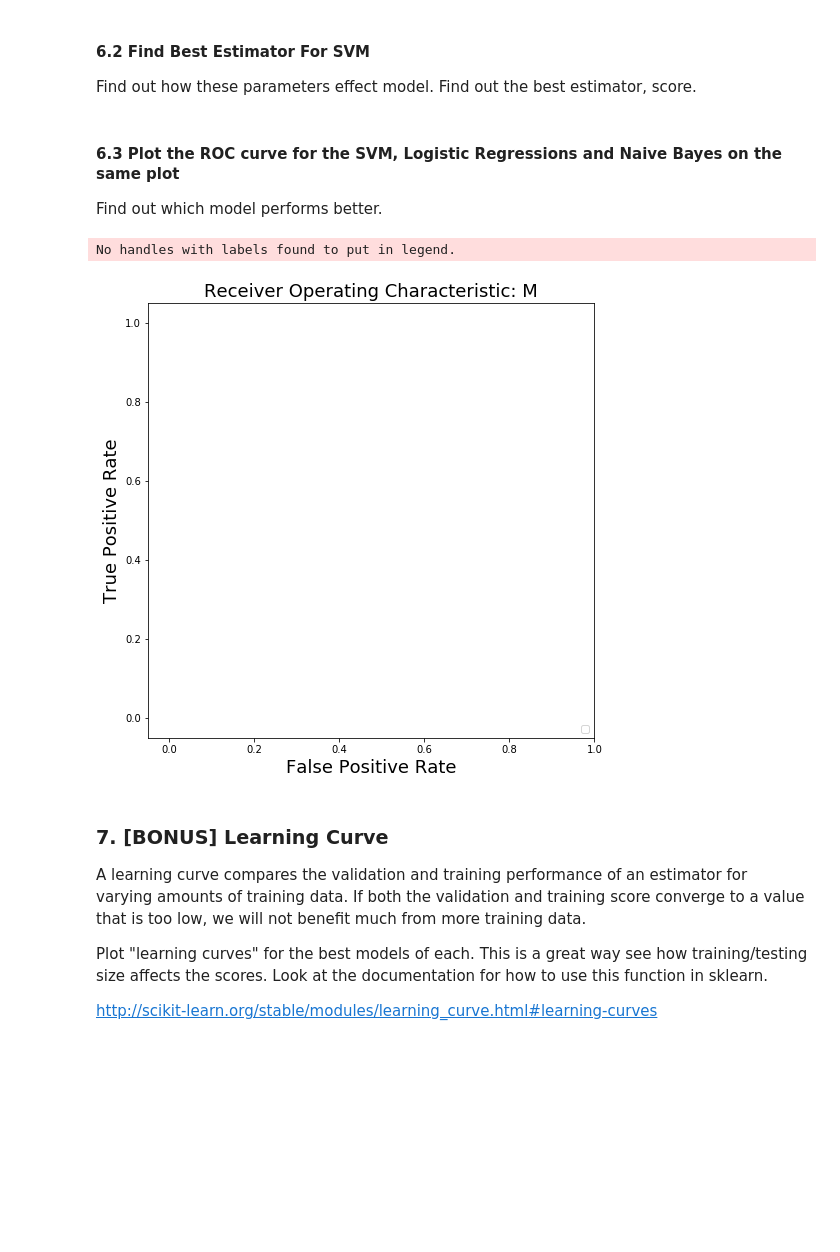
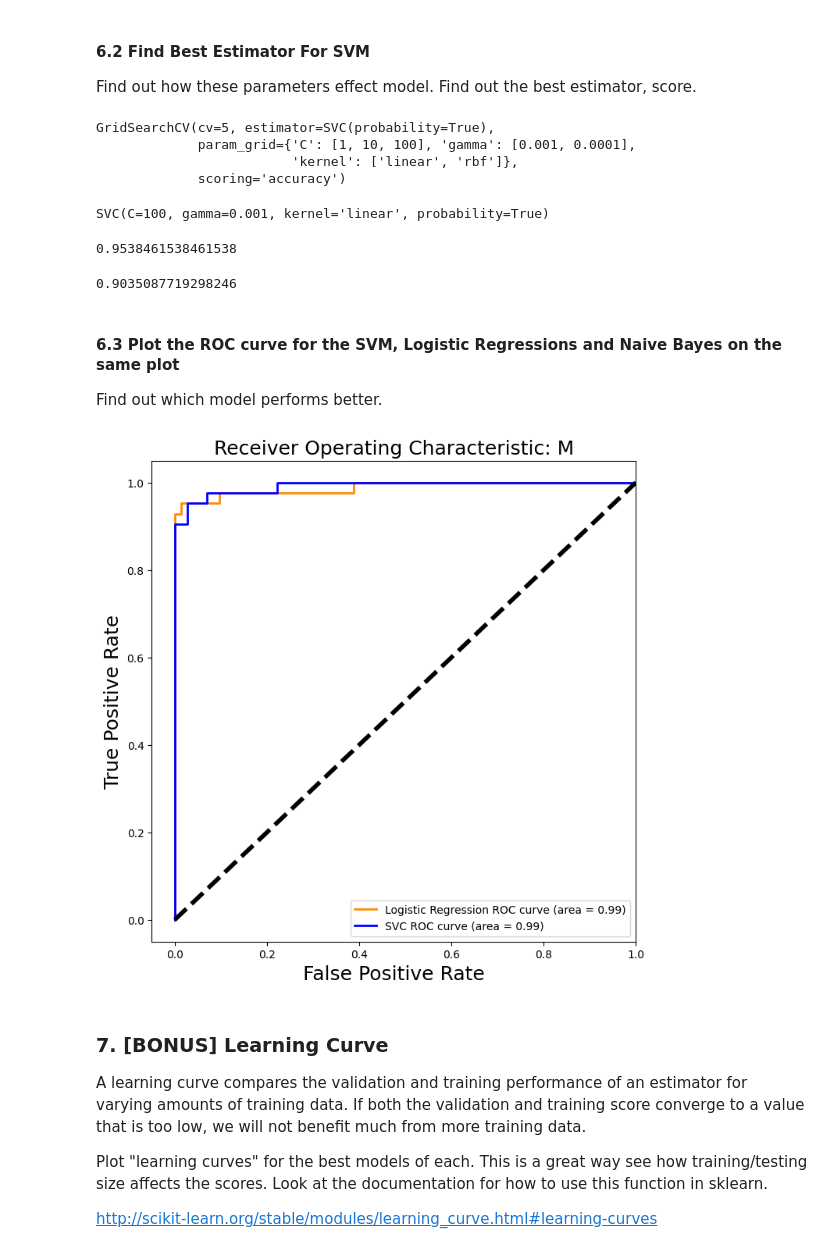
Before and after one commit to CDan07/IOD, a Jupyter notebook: Labs/Module 5/IOD_Lab_5_3_1.ipynb, the cells around one changed output. Drawn from its saved outputs; the diff is of its cells as text; code cells hidden in the pictures; blank space fills up the shorter version.

```diff
--- a/Labs/Module 5/IOD_Lab_5_3_1.ipynb
+++ b/Labs/Module 5/IOD_Lab_5_3_1.ipynb
@@ -162,0 +240,8 @@ lr_params = {
+# %%
+logreg_params = {
+    'penalty': ['l1','l2'],
+    'C': [1, 10, 100],
+    'max_iter': [100, 1000, 3000, 5000]
+}
+grid_search = GridSearchCV(logreg, logreg_params, cv=5, scoring='accuracy')
+grid_search.fit(X_train, y_train)
@@ -162,0 +270,3 @@ lr_params = {
+# %%
+best_model_logreg = grid_search.best_estimator_
+best_model_logreg
@@ -170,22 +293,57 @@ svc_params = {
     'gamma': [0.001, 0.0001],
     'kernel': ['linear','rbf']
 }
+grid_search = GridSearchCV(svc, svc_params, cv=5, scoring='accuracy')
+grid_search.fit(X_train, y_train)
+# %% [output]
+GridSearchCV(cv=5, estimator=SVC(probability=True),
+             param_grid={'C': [1, 10, 100], 'gamma': [0.001, 0.0001],
+                         'kernel': ['linear', 'rbf']},
+             scoring='accuracy')
+# %%
+best_model_svc = grid_search.best_estimator_
+best_model_svc
+# %% [output]
+SVC(C=100, gamma=0.001, kernel='linear', probability=True)
+# %%
+best_score_svc = grid_search.best_score_
+best_score_svc
+# %% [output]
+0.9538461538461538
+# %%
+y_pred_svc = best_model_svc.predict(X_test)
+accuracy_svc = accuracy_score(y_test, y_predict_svc)
+accuracy_svc
+# %% [output]
+0.9035087719298246
 # %% [markdown]
 #### 6.3 Plot the ROC curve for the SVM, Logistic Regressions and Naive Bayes on the same plot
 
 Find out which model performs better.
 # %%
+preds_lr = best_model_logreg.predict_proba(X_test)[:,1]
+preds_svc = best_model_svc.predict_proba(X_test)[:,1]
+# Find fpr, tpr
+fpr_lr, tpr_lr, _ = roc_curve(y_test, preds_lr)
+fpr_svc, tpr_svc, _ = roc_curve(y_test, preds_svc)
+# Find auc
+roc_auc_lr = auc(fpr_lr, tpr_lr)
+roc_auc_svc = auc(fpr_svc,tpr_svc)
+
+
 plt.figure(figsize=[8,8])
+plt.plot(fpr_lr, tpr_lr, color='darkorange', lw = 2, label = 'Logistic Regression ROC curve (area = %0.2f)' % roc_auc_lr)
+plt.plot(fpr_svc, tpr_svc, color='blue', lw=2, label='SVC ROC curve (area = %0.2f)' % roc_auc_svc)
+plt.plot([0, 1], [0, 1], 'k--', linewidth=4)
 plt.xlim([-0.05, 1.0])
 plt.ylim([-0.05, 1.05])
 plt.xlabel('False Positive Rate', fontsize=18)
 plt.ylabel('True Positive Rate', fontsize=18)
 plt.title('Receiver Operating Characteristic: M', fontsize=18)
 plt.legend(loc="lower right")
 plt.show()
 # %% [output]
-No handles with labels found to put in legend.
-[figure, old version]
+[figure, new version]
 # %% [markdown]
 ### 7. [BONUS] Learning Curve
 
```
Also changed, not shown: parts of 13 cells of this notebook.
